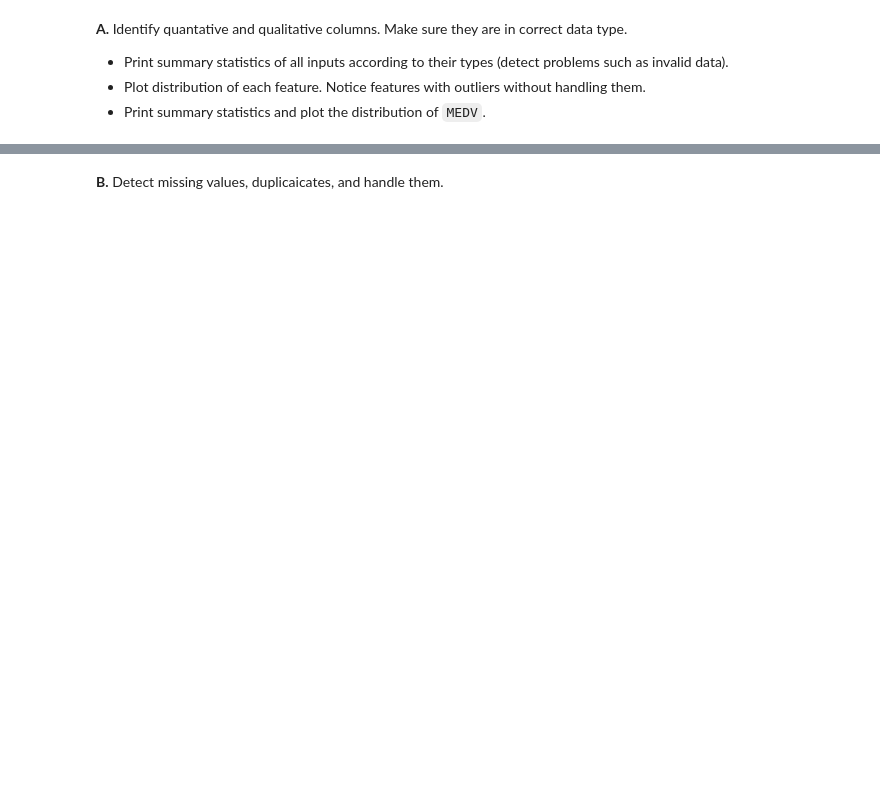
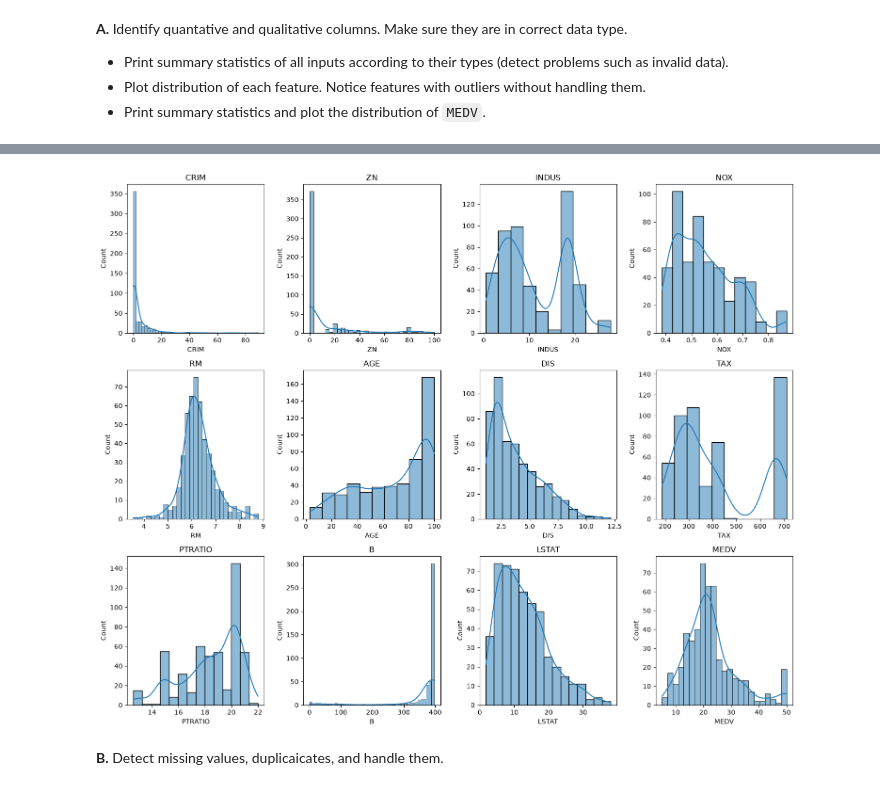
Before and after one commit to hassothea/AUPP_Data_Analysis_II, a Jupyter notebook: Labs/Lab6/lab6-glm.ipynb, the cells around one changed output, grey strips where cells are left out. Drawn from its saved outputs; the diff is of its cells as text; code cells hidden in the pictures; blank space fills up the shorter version.

```diff
--- a/Labs/Lab6/lab6-glm.ipynb
+++ b/Labs/Lab6/lab6-glm.ipynb
@@ -61,2 +108,16 @@ data.head()
+# %%
+fig, axes = plt.subplots(3, 4, figsize=(15,12))
+
+for i, col in enumerate(quan_cols):
+    sns.histplot(
+        data,
+        x = col,
+        kde=True,
+        ax=axes[i//4, i % 4]
+    )
+    axes[i//4, i % 4].set_title(col)
+plt.tight_layout()
+# %% [output]
+[figure, added]
 # %% [markdown]
 **B.** Detect missing values, duplicaicates, and handle them.
```
Also changed, not shown: parts of 12 cells of this notebook, 4 other files.
